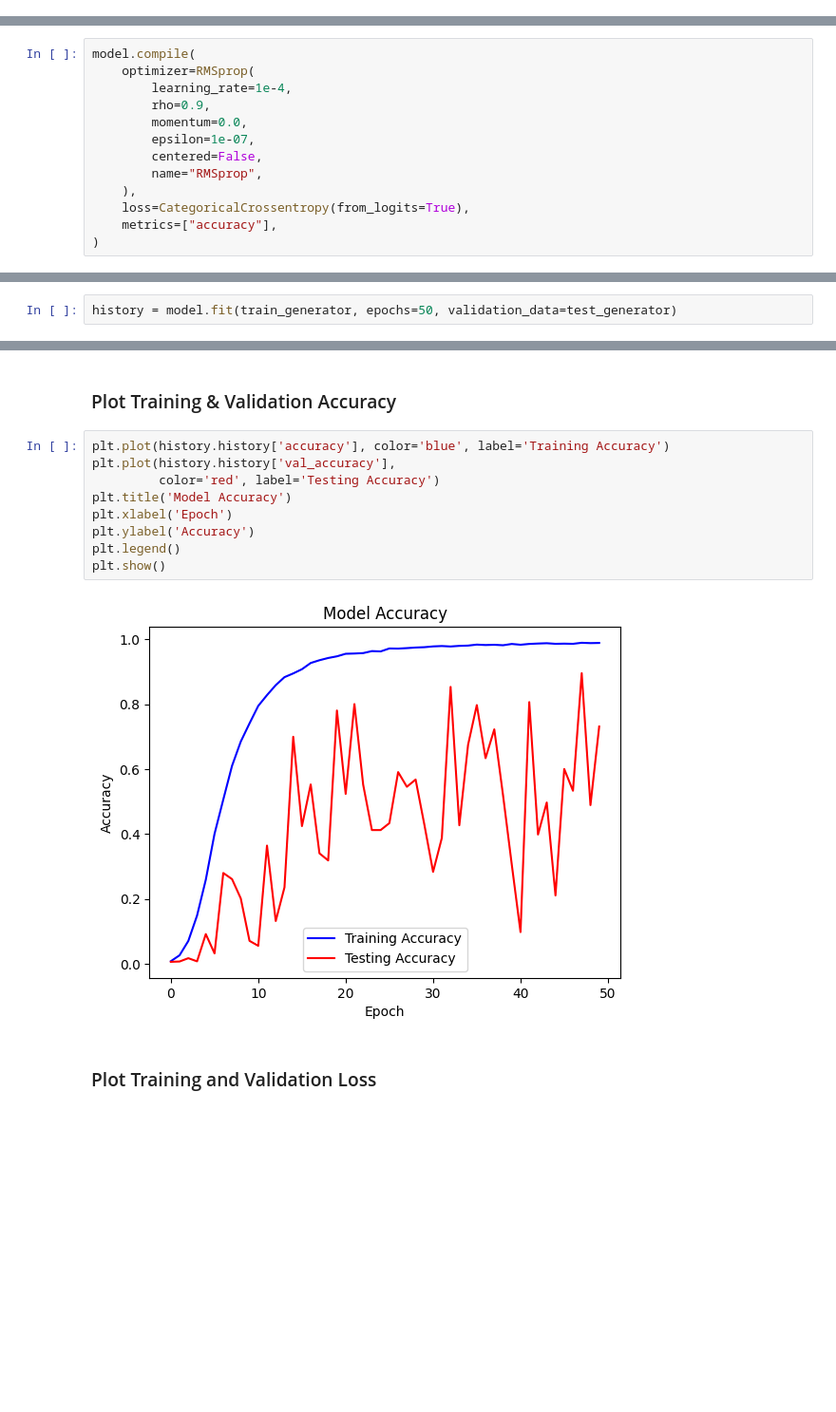
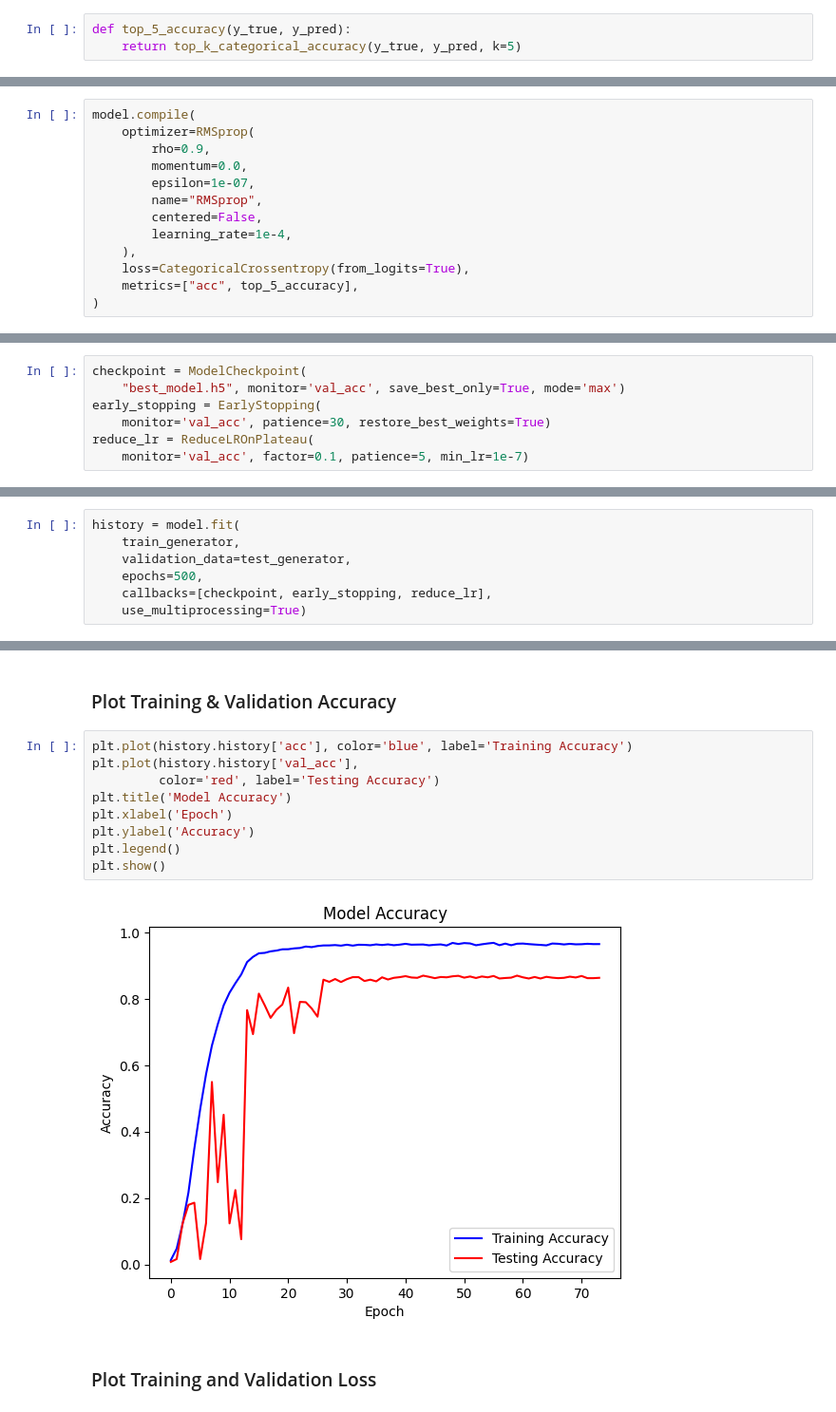
Before and after one commit to saad4zd/person-identifier-fyp, a Jupyter notebook: 7-Fine-Tune-Models/EfficientNetB7.ipynb, the cells around one changed output, grey strips where cells are left out. Shown: that part at 95% size. Cells and saved outputs as stored; diff of their text form; blank space fills up the shorter version.

```diff
--- a/6 - Model Training/EfficientNetB7.ipynb
+++ b/7-Fine-Tune-Models/EfficientNetB7.ipynb
@@ -110,15 +107,18 @@ for layer in model.layers:
+# %%
+def top_5_accuracy(y_true, y_pred):
+    return top_k_categorical_accuracy(y_true, y_pred, k=5)
 # %% [markdown]
 ### Compile the model
 # %%
 model.compile(
     optimizer=RMSprop(
-        learning_rate=1e-4,
         rho=0.9,
         momentum=0.0,
         epsilon=1e-07,
+        name="RMSprop",
         centered=False,
-        name="RMSprop",
+        learning_rate=1e-4,
     ),
     loss=CategoricalCrossentropy(from_logits=True),
-    metrics=["accuracy"],
+    metrics=["acc", top_5_accuracy],
 )
@@ -125,5 +127,17 @@ model.compile(
+# %%
+checkpoint = ModelCheckpoint(
+    "best_model.h5", monitor='val_acc', save_best_only=True, mode='max')
+early_stopping = EarlyStopping(
+    monitor='val_acc', patience=30, restore_best_weights=True)
+reduce_lr = ReduceLROnPlateau(
+    monitor='val_acc', factor=0.1, patience=5, min_lr=1e-7)
 # %% [markdown]
 ### Train the model
 # %%
-history = model.fit(train_generator, epochs=50, validation_data=test_generator)
+history = model.fit(
+    train_generator,
+    validation_data=test_generator,
+    epochs=500,
+    callbacks=[checkpoint, early_stopping, reduce_lr],
+    use_multiprocessing=True)
 # %% [output]
@@ -189,16 +212,16 @@ ________________________________________________________________________________
 # %% [markdown]
 ### Plot Training & Validation Accuracy
 # %%
-plt.plot(history.history['accuracy'], color='blue', label='Training Accuracy')
-plt.plot(history.history['val_accuracy'],
+plt.plot(history.history['acc'], color='blue', label='Training Accuracy')
+plt.plot(history.history['val_acc'],
          color='red', label='Testing Accuracy')
 plt.title('Model Accuracy')
 plt.xlabel('Epoch')
 plt.ylabel('Accuracy')
 plt.legend()
 plt.show()
 # %% [output]
-[figure, old version]
+[figure, new version]
 # %% [markdown]
 ### Plot Training and Validation Loss
 # %%
```
Also changed, not shown: parts of 22 cells of this notebook, 23 other files.
